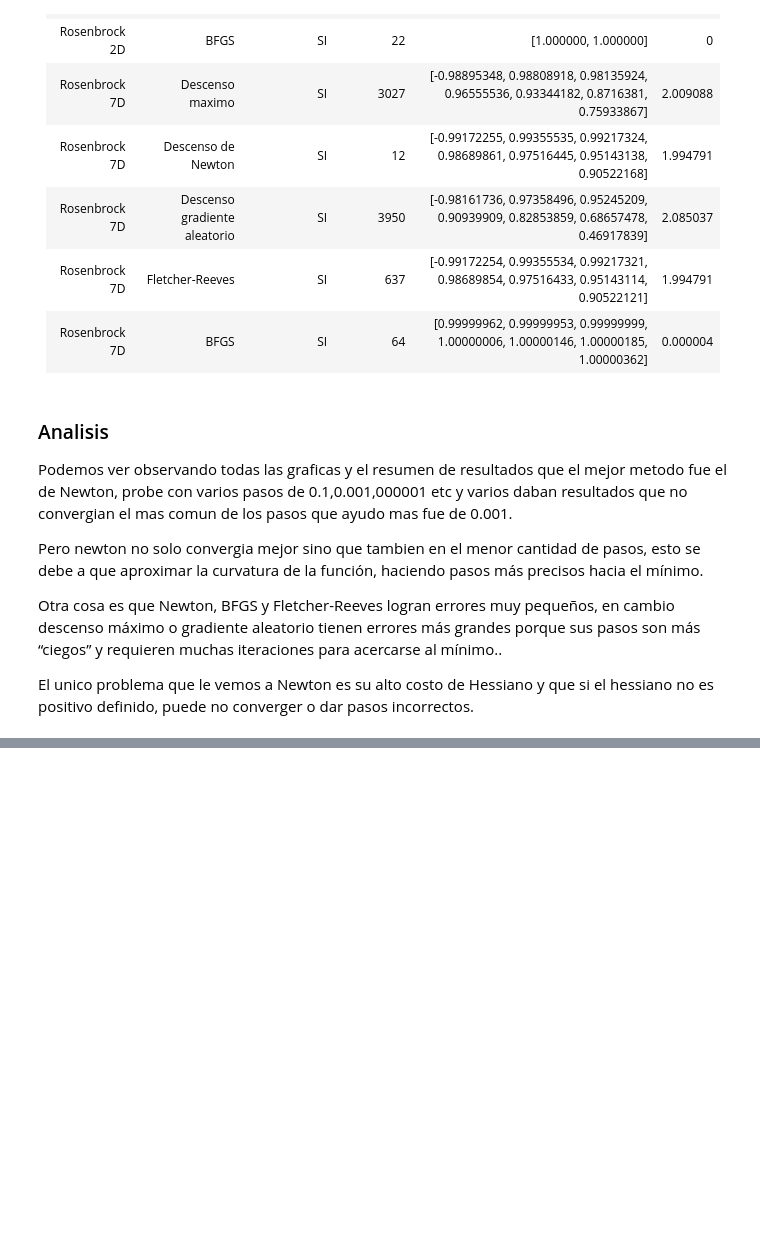
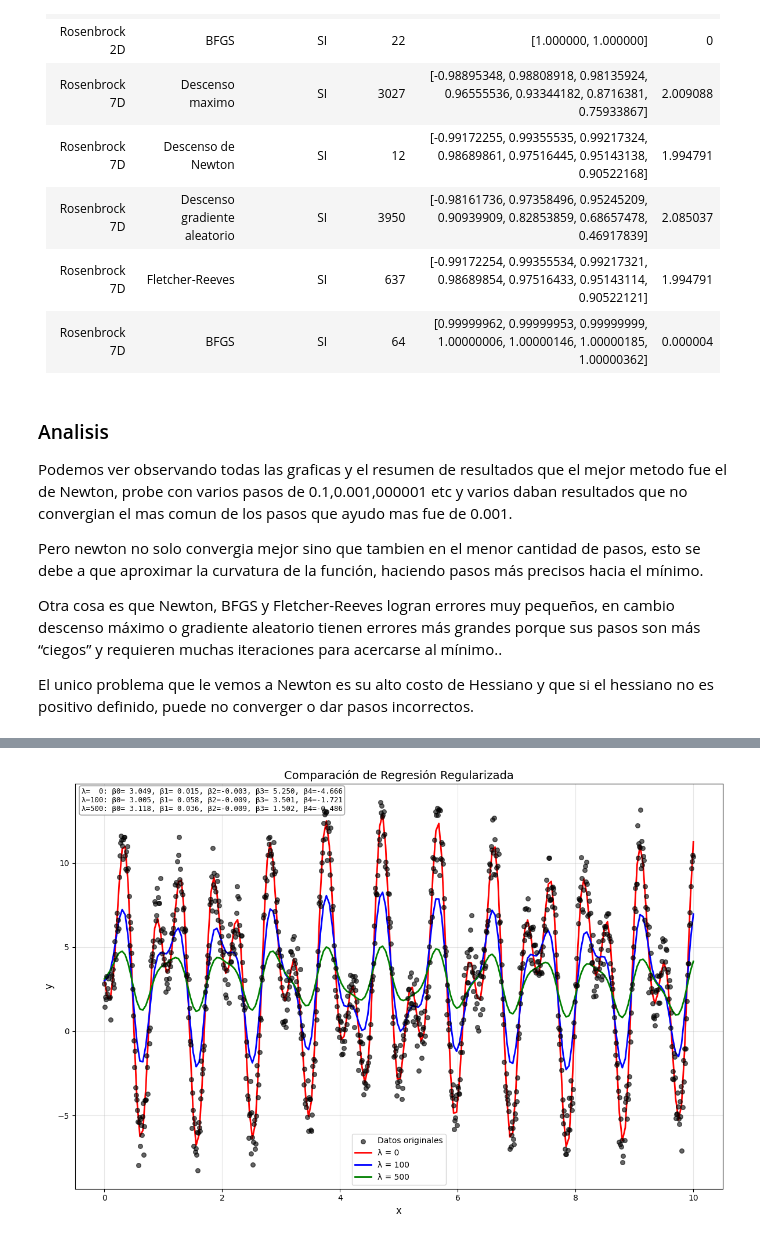
Before and after one commit to donmatthiuz/ModelacionSimu, a Jupyter notebook: problema1-2.ipynb, the cells around one changed output, grey strips where cells are left out. Cells and saved outputs as stored; diff of their text form; code cells hidden in the pictures; blank space fills up the shorter version.

```diff
--- a/problema1-2.ipynb
+++ b/problema1-2.ipynb
@@ -1151,0 +1154,99 @@ El unico problema que le vemos a Newton es su alto costo de Hessiano y que si el
+# %%
+import numpy as np
+import pandas as pd
+import matplotlib.pyplot as plt
+from scipy.optimize import minimize
+
+
+def cargar_datos(archivo='datos_lab3.csv'):
+    try:
+        datos = pd.read_csv(archivo)
+        x = datos.iloc[:, 0].values
+        y = datos.iloc[:, 1].values
+        return x, y
+    except FileNotFoundError:
+        x = np.linspace(0, 2, 50)
+        y = 2 + 0.5*x + 0.3*x**2 + 0.2*np.sin(7*x) + 0.1*np.sin(13*x) + 0.1*np.random.randn(len(x))
+        return x, y
+
+
+def modelo(x, beta):
+    return (beta[0] +
+            beta[1] * x +
+            beta[2] * x**2 +
+            beta[3] * np.sin(7*x) +
+            beta[4] * np.sin(13*x))
+
+
+def funcion_costo(beta, x, y, lambda_reg):
+    y_pred = modelo(x, beta)
+    error_ajuste = np.sum((y_pred - y)**2)
+    if lambda_reg > 0 and len(x) > 1:
+        idx = np.argsort(x)
+        y_pred_ordenado = y_pred[idx]
+        diferencias = y_pred_ordenado[1:] - y_pred_ordenado[:-1]
+        error_regularizacion = lambda_reg * np.sum(diferencias**2)
+    else:
+        error_regularizacion = 0
+    return error_ajuste + error_regularizacion
+
+
+def optimizar_modelo(x, y, lambda_reg=0):
+    beta_inicial = np.array([np.mean(y), 0, 0, 0, 0])
+    res = minimize(
+        fun=funcion_costo,
+        x0=beta_inicial,
+        args=(x, y, lambda_reg),
+        method='BFGS'
+    )
+    return res.x
+
+
+def resolver_regresion():
+    x, y = cargar_datos()
+    lambdas = [0, 100, 500]
+    colores = ['red', 'blue', 'green']
+    etiquetas = ['λ = 0', 'λ = 100', 'λ = 500']
+
+    fig, ax = plt.subplots(figsize=(12, 8))
+    ax.scatter(x, y, color='black', alpha=0.6, s=30, label='Datos originales', zorder=5)
+
+    resultados = {}
+
+    for i, lambda_val in enumerate(lambdas):
+        beta_optimo = optimizar_modelo(x, y, lambda_val)
+        resultados[lambda_val] = beta_optimo
+
+        x_plot = np.linspace(min(x), max(x), 200)
+        y_plot = modelo(x_plot, beta_optimo)
+        ax.plot(x_plot, y_plot, color=colores[i], linewidth=2, label=etiquetas[i], zorder=3)
+
+    ax.set_xlabel('x', fontsize=12)
+    ax.set_ylabel('y', fontsize=12)
+    ax.set_title('Comparación de Regresión Regularizada', fontsize=14)
+    ax.legend(fontsize=10)
+    ax.grid(True, alpha=0.3)
+
+    lineas = []
+    for lam in lambdas:
+        b = resultados[lam]
+        lineas.append(
+            f"λ={lam:>3}: β0={b[0]: .3f}, β1={b[1]: .3f}, β2={b[2]: .3f}, β3={b[3]: .3f}, β4={b[4]: .3f}"
+        )
+    texto_betas = "\n".join(lineas)
+
+    ax.text(
+        0.01, 0.99, texto_betas,
+        transform=ax.transAxes,
+        va='top', ha='left', fontsize=9, family='monospace',
+        bbox=dict(boxstyle='round', facecolor='white', alpha=0.8, edgecolor='gray')
+    )
+
+    plt.tight_layout()
+    plt.show()
+
+
+if __name__ == "__main__":
+    resolver_regresion()
+# %% [output]
+[figure, added]
```
Also changed, not shown: parts of 2 cells of this notebook.
